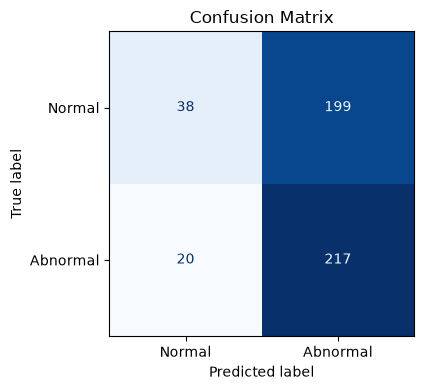
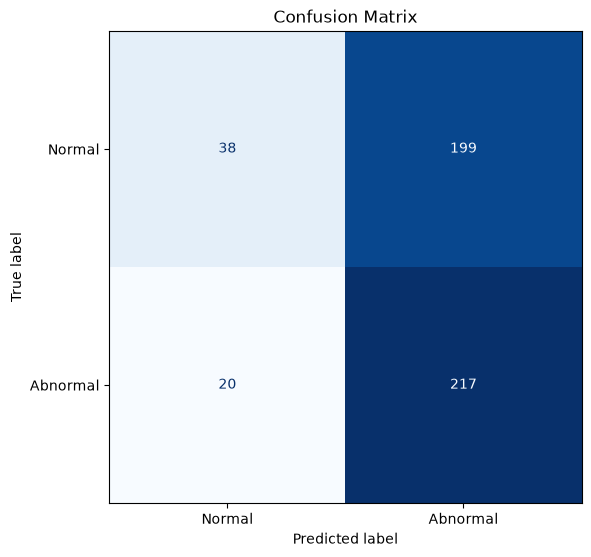
The notebook cell's code change between the first figure and the second:
--- before
+++ after
@@ -10,5 +10,5 @@
 )
 
-fig, ax = plt.subplots(figsize=(6,4))
+fig, ax = plt.subplots(figsize=(6,6))
 
 disp = ConfusionMatrixDisplay(

Commit: [FIX] Fix plotting issues